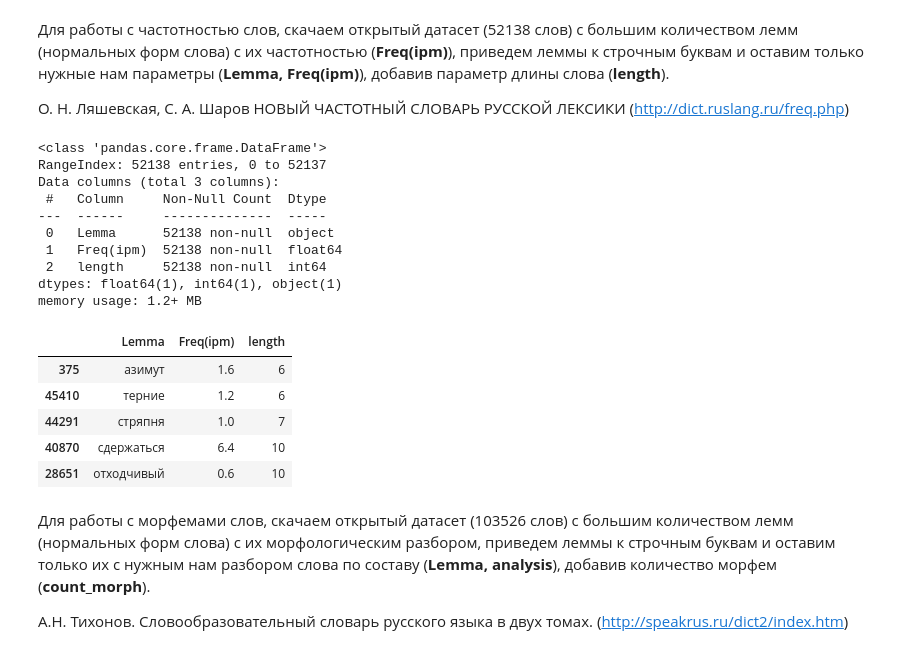
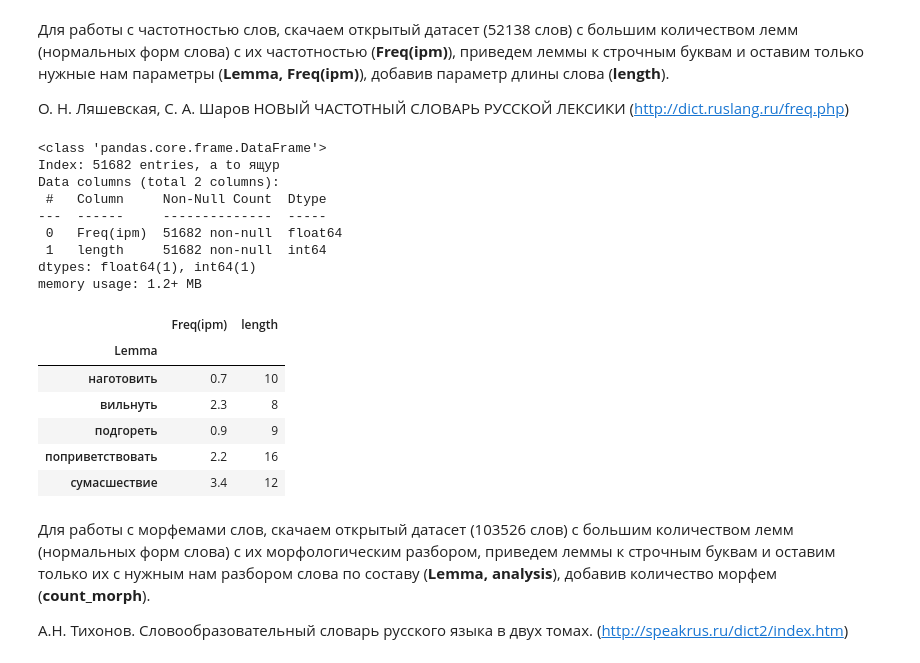
Before and after one commit to NanamyYu/grammarzeka, a Jupyter notebook: labs/word_difficulty.ipynb, the cells around one changed output. Saved outputs shown, nothing was run; the diff lists cells and outputs as text; code cells hidden in the pictures.

```diff
--- a/labs/word_difficulty.ipynb
+++ b/labs/word_difficulty.ipynb
@@ -51,33 +59,38 @@ print(transform_word(word='  кОшКоЙ '))
 О. Н. Ляшевская, С. А. Шаров НОВЫЙ ЧАСТОТНЫЙ СЛОВАРЬ РУССКОЙ ЛЕКСИКИ (http://dict.ruslang.ru/freq.php)
 # %%
 dirname = 'datasets/freq'
-r = requests.get('http://dict.ruslang.ru/Freq2011.zip')
-with r, zipfile.ZipFile(io.BytesIO(r.content)) as archive:
-    archive.extractall(dirname)
+name = 'freqrnc2011.csv'
+fullname = os.path.join(dirname, name)
+if not os.path.exists(fullname):
+    r = requests.get('http://dict.ruslang.ru/Freq2011.zip')
+    with r, zipfile.ZipFile(io.BytesIO(r.content)) as archive:
+        archive.extractall(dirname)
 
-freq_df = pd.read_csv(os.path.join(dirname, 'freqrnc2011.csv'), sep='\t')[['Lemma', 'Freq(ipm)']]
+freq_df = pd.read_csv(fullname, sep='\t')[['Lemma', 'Freq(ipm)']]
 freq_df['Lemma'] = freq_df['Lemma'].str.lower()
 freq_df['length'] = freq_df['Lemma'].str.len()
+freq_df = freq_df.drop_duplicates(subset=['Lemma'])
+freq_df = freq_df.set_index('Lemma')
 
 freq_df.info()
 freq_df.sample(5)
 # %% [output]
 <class 'pandas.core.frame.DataFrame'>
-RangeIndex: 52138 entries, 0 to 52137
-Data columns (total 3 columns):
+Index: 51682 entries, а to ящур
+Data columns (total 2 columns):
  #   Column     Non-Null Count  Dtype
 ---  ------     --------------  -----
- 0   Lemma      52138 non-null  object
- 1   Freq(ipm)  52138 non-null  float64
- 2   length     52138 non-null  int64
-dtypes: float64(1), int64(1), object(1)
+ 0   Freq(ipm)  51682 non-null  float64
+ 1   length     51682 non-null  int64
+dtypes: float64(1), int64(1)
 memory usage: 1.2+ MB
-|  | Lemma | Freq(ipm) | length |
-| 375 | азимут | 1.6 | 6 |
-| 45410 | терние | 1.2 | 6 |
-| 44291 | стряпня | 1.0 | 7 |
-| 40870 | сдержаться | 6.4 | 10 |
-| 28651 | отходчивый | 0.6 | 10 |
+|  | Freq(ipm) | length |
+| Lemma |  |  |
+| наготовить | 0.7 | 10 |
+| вильнуть | 2.3 | 8 |
+| подгореть | 0.9 | 9 |
+| поприветствовать | 2.2 | 16 |
+| сумасшествие | 3.4 | 12 |
 # %% [markdown]
 Для работы с морфемами слов, скачаем открытый датасет (103526 слов) с большим количеством лемм (нормальных форм слова) с их морфологическим разбором, приведем леммы к строчным буквам и оставим только их с нужным нам разбором слова по составу (**Lemma, analysis**), добавив количество морфем (**count_morph**).
 
```
Also changed, not shown: parts of 49 cells of this notebook.
